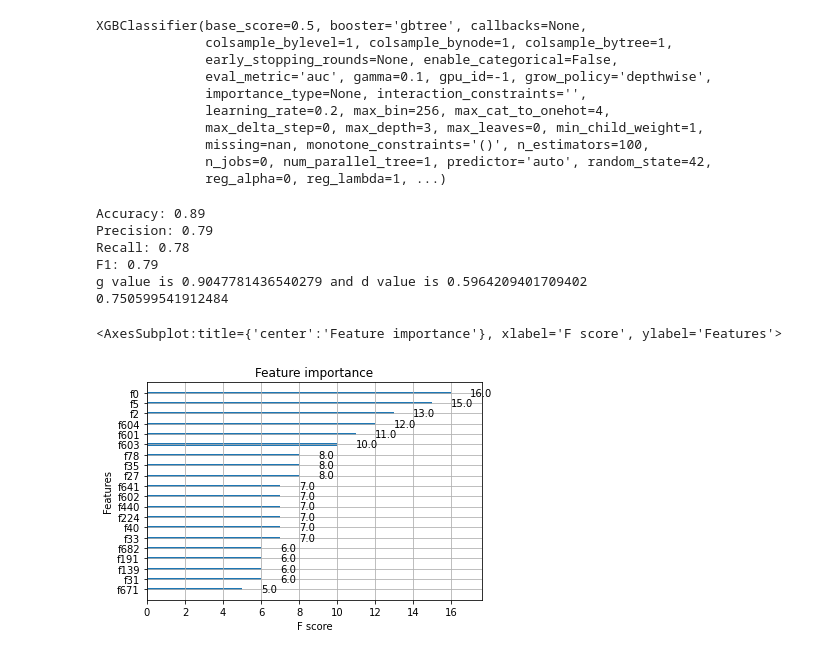
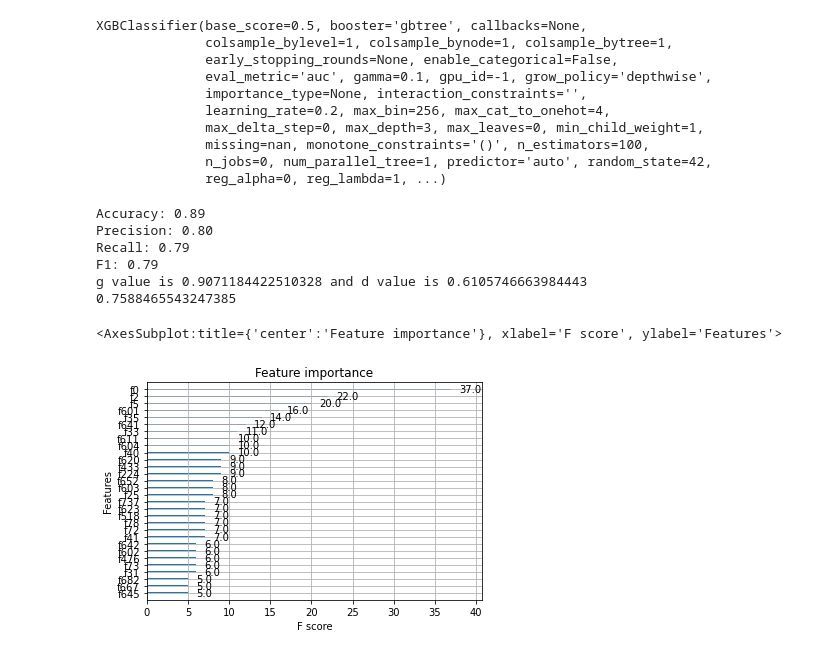
Before and after one commit to DataGonza/american_express_challenge, a Jupyter notebook: prediction.ipynb, the cells around one changed output. Drawn from its saved outputs; the diff is of its cells as text; code cells hidden in the pictures.

Commit message:
Modifying for improve score *prepare_test_data  spelling correction *prediction make models with xgboost

```diff
--- a/prediction.ipynb
+++ b/prediction.ipynb
@@ -137,17 +21,0 @@ Ready other features of 3 partition and save
-# %%
-n = np.array([1, 2, 3, 4, 5, 6, 7, 8, 9, 10, 11, 12, 13])
-div_val = n*((n*n).cumsum()) - (n.cumsum())**2
-div = dict(zip(n, div_val))
-div = {0:np.nan, **div}
-div[1] = np.nan
-sum_val = dict(zip(n, n.cumsum()))
-sum_val = {0:np.nan, **sum_val}
-train_data_sample.reset_index(drop = True, inplace = True)
-train_data_sample['n'] = np.ones(len(train_data_sample), dtype = 'int8')
-j = 1
-for i in range(1, len(train_data_sample)):
-    if train_data_sample.loc[(i-1, 'customer_ID')] == train_data_sample.loc[(i, 'customer_ID')]:
-        j += 1
-    else:
-        j = 1
-    train_data_sample.loc[(i, 'n')] = j
@@ -198 +22,6 @@ y_train = final_data_fillna['target']
+# %%
+train_data = pd.read_parquet('C:/Users/DavidG/Documents/american_express_data/fillna_data_0.parquet')
+for i in range(1, 4):
+    train_data = pd.concat([train_data, pd.read_parquet('C:/Users/DavidG/Documents/american_express_data/fillna_data_{}.parquet'.format(i))])
+train_data.reset_index(drop = True, inplace = True)
 # %%
@@ -228,10 +71,12 @@ def amex_metric(y_true: pd.DataFrame, y_pred: pd.DataFrame) -> float:
 
     return 0.5 * (g + d)
 # %%
-x_train_2, x_test_2, y_train_2, y_test_2 = train_test_split(X_train, y_train, random_state=0)
+train_data.replace([np.inf, -np.inf], 0, inplace=True)
+X_train, X_test, y_train, y_test = train_test_split(train_data.drop(['customer_ID', 'target'], axis = 1), train_data['target'], random_state=0)
+del train_data
 sc = StandardScaler()
-x_train_2 = sc.fit_transform(x_train_2)
-x_test_2 = sc.transform(x_test_2)
+X_train = sc.fit_transform(X_train)
+X_test = sc.transform(X_test)
 #pca = PCA(n_components = 60).fit(x_train_2)
 #x_train_2 = pca.transform(x_train_2)
 #x_test_2 = pca.transform(x_test_2)
@@ -246,7 +91,7 @@ x_test_2 = sc.transform(x_test_2)
 # %%
 xgb_clf = xgb.XGBClassifier(objective = 'binary:logistic', seed = 42,
                            eval_metric = 'auc', max_depth = 3, learning_rate = 0.2, gamma = 0.1)
-xgb_clf.fit(x_train_2, y_train_2)
+xgb_clf.fit(X_train, y_train)
 # %% [output]
 XGBClassifier(base_score=0.5, booster='gbtree', callbacks=None,
               colsample_bylevel=1, colsample_bynode=1, colsample_bytree=1,
@@ -259,25 +104,25 @@ XGBClassifier(base_score=0.5, booster='gbtree', callbacks=None,
               n_jobs=0, num_parallel_tree=1, predictor='auto', random_state=42,
               reg_alpha=0, reg_lambda=1, ...)
 # %%
-y_predict = xgb_clf.predict(x_test_2)
-y_predict_proba = xgb_clf.predict_proba(x_test_2)[:,1]
-print('Accuracy: {:.2f}'.format(accuracy_score(y_test_2, y_predict)))
-print('Precision: {:.2f}'.format(precision_score(y_test_2, y_predict)))
-print('Recall: {:.2f}'.format(recall_score(y_test_2, y_predict)))
-print('F1: {:.2f}'.format(f1_score(y_test_2, y_predict)))
-print(amex_metric(pd.DataFrame(y_test_2), pd.DataFrame(y_predict_proba, index = y_test_2.index, columns = ['prediction'])))
+y_predict = xgb_clf.predict(X_test)
+y_predict_proba = xgb_clf.predict_proba(X_test)[:,1]
+print('Accuracy: {:.2f}'.format(accuracy_score(y_test, y_predict)))
+print('Precision: {:.2f}'.format(precision_score(y_test, y_predict)))
+print('Recall: {:.2f}'.format(recall_score(y_test, y_predict)))
+print('F1: {:.2f}'.format(f1_score(y_test, y_predict)))
+print(amex_metric(pd.DataFrame(y_test), pd.DataFrame(y_predict_proba, index = y_test.index, columns = ['prediction'])))
 # %% [output]
 Accuracy: 0.89
-Precision: 0.79
-Recall: 0.78
+Precision: 0.80
+Recall: 0.79
 F1: 0.79
-g value is 0.9047781436540279 and d value is 0.5964209401709402
-0.750599541912484
+g value is 0.9071184422510328 and d value is 0.6105746663984443
+0.7588465543247385
 # %%
 #plt.barh(xgb_clf.feature_names, xgb_clf.feature_importances_)
 from xgboost import plot_importance
-plot_importance(xgb_clf, max_num_features =20)
+plot_importance(xgb_clf, max_num_features =30)
 # %% [output]
 <AxesSubplot:title={'center':'Feature importance'}, xlabel='F score', ylabel='Features'>
-[figure, old version]
+[figure, new version]
 # %%
```
Also changed, not shown: parts of 16 cells of this notebook, 1 other file.
